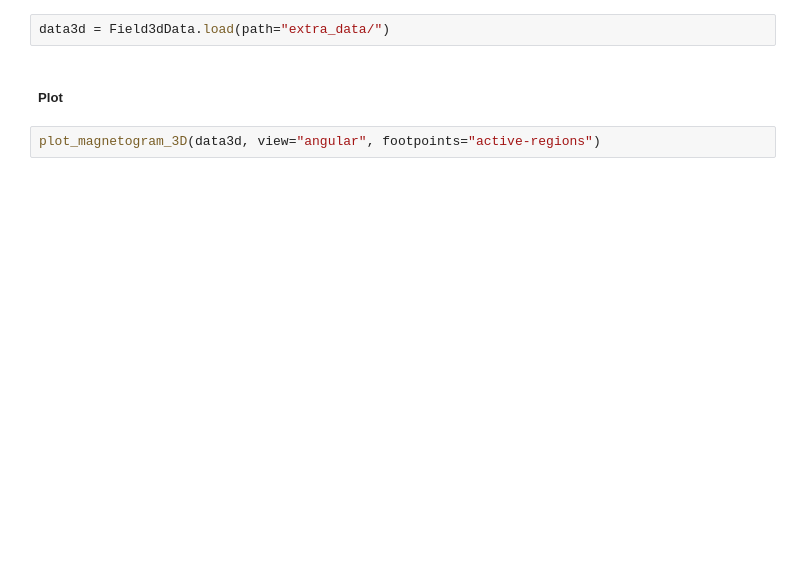
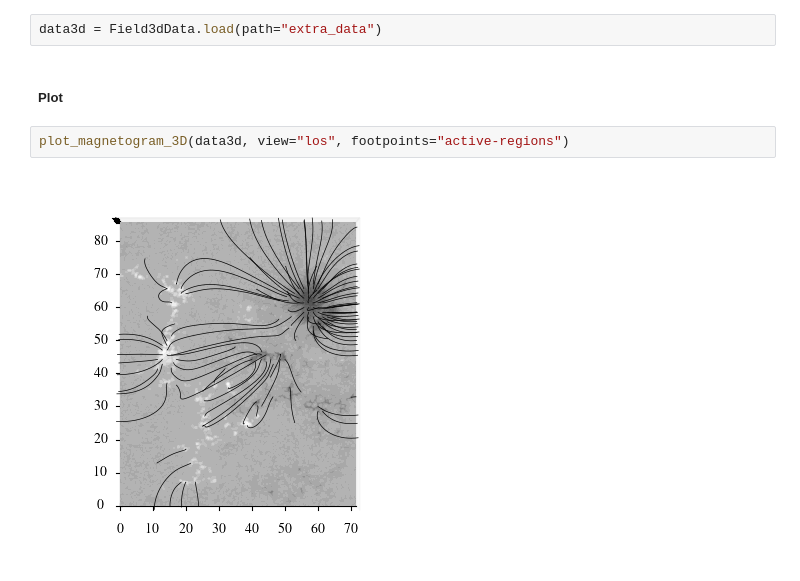
Before and after one commit to LMNadol/MHSXtraPy, a Jupyter notebook: notebooks/example-solar-orbiter.ipynb, the cells around one changed output. Drawn from its saved outputs; the diff is of its cells as text; blank space fills up the shorter version.

```diff
--- a/notebooks/example-solar-orbiter.ipynb
+++ b/notebooks/example-solar-orbiter.ipynb
@@ -79,10 +96,12 @@ data3d.save(path="extra_data/")
 # %% [markdown]
 ##### Load Field3dData object
 # %%
-data3d = Field3dData.load(path="extra_data/")
+data3d = Field3dData.load(path="extra_data")
 # %% [markdown]
 ##### Plot
 # %%
-plot_magnetogram_3D(data3d, view="angular", footpoints="active-regions")
+plot_magnetogram_3D(data3d, view="los", footpoints="active-regions")
+# %% [output]
+[figure, added]
 # %%
 plot_dpressure_z(data3d)
```
Also changed, not shown: parts of 8 cells of this notebook, 10 other files.
